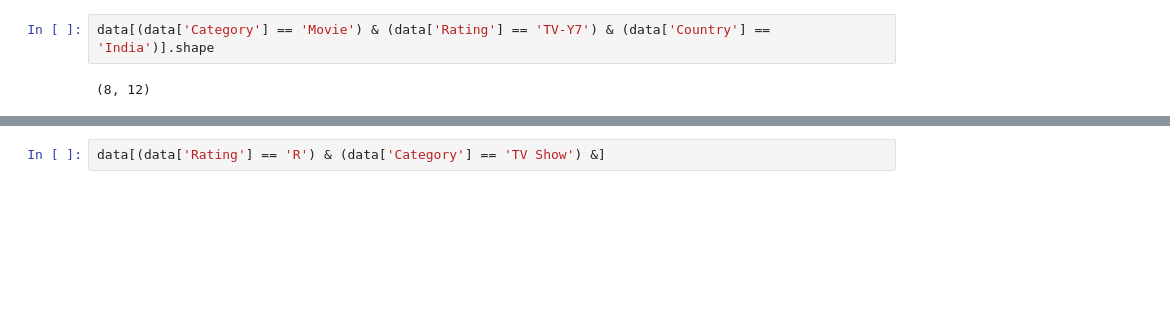
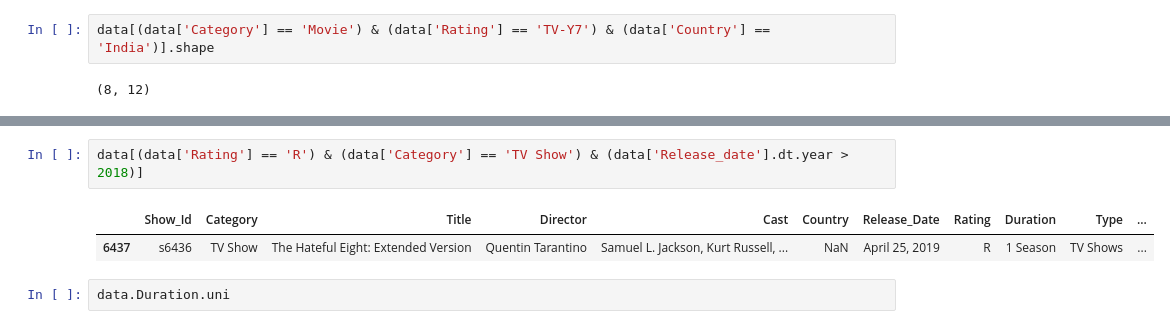
Before and after one commit to Mmddzz3/Netflix-Data-Analytics-Project, a Jupyter notebook: Netflix Analytics Project.ipynb, the cells around one changed output, grey strips where cells are left out. Cells and saved outputs as stored; diff of their text form; blank space fills up the shorter version.

```diff
--- a/Netflix Analytics Project.ipynb
+++ b/Netflix Analytics Project.ipynb
@@ -509,4 +509,9 @@ data[(data['Rating'] == 'R') & (data['Category'] == 'TV Show')]
 | 4497 | s4498 | TV Show | Nobel | NaN | Aksel Hennie, Tuva Novotny, Ander... | Norway | December 10, 2016 | R | 1 Season | International TV Shows, TV Dramas... | ... |
 | 6437 | s6436 | TV Show | The Hateful Eight: Extended Version | Quentin Tarantino | Samuel L. Jackson, Kurt Russell, ... | NaN | April 25, 2019 | R | 1 Season | TV Shows | ... |
 # %%
-data[(data['Rating'] == 'R') & (data['Category'] == 'TV Show') &]
+data[(data['Rating'] == 'R') & (data['Category'] == 'TV Show') & (data['Release_date'].dt.year > 2018)]
+# %% [output]
+|  | Show_Id | Category | Title | Director | Cast | Country | Release_Date | Rating | Duration | Type | ... |
+| 6437 | s6436 | TV Show | The Hateful Eight: Extended Version | Quentin Tarantino | Samuel L. Jackson, Kurt Russell, ... | NaN | April 25, 2019 | R | 1 Season | TV Shows | ... |
+# %%
+data.Duration.uni
```
